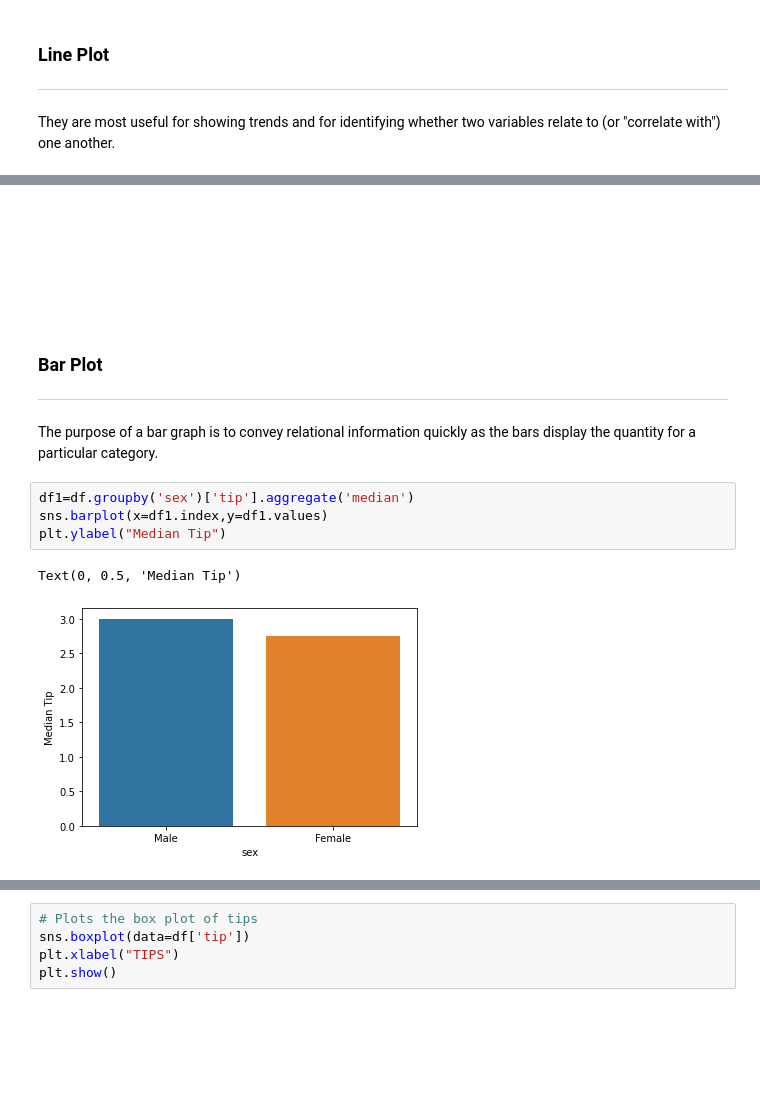
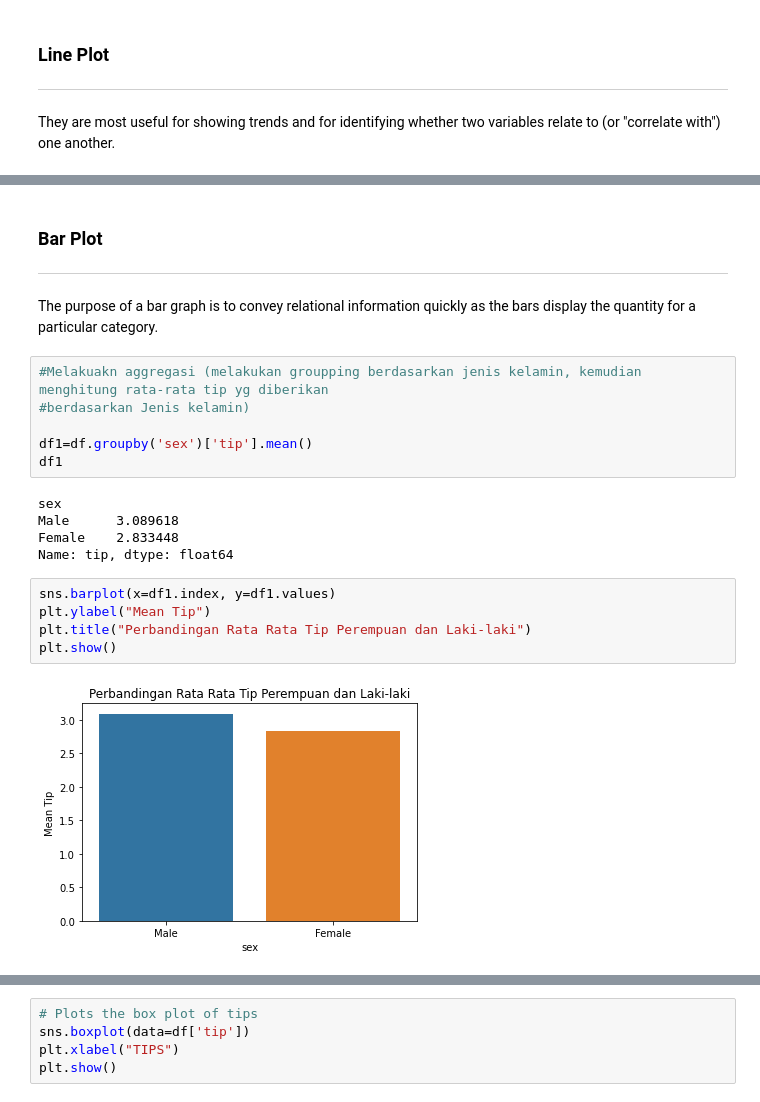
Before and after one commit to alien087/pembelajaran-python-AI, a Jupyter notebook: Module3_Section2_Lab1_Data_Visualization_in_Python_Using_Matplotlib_And_Seaborn.ipynb, the cells around one changed output, grey strips where cells are left out. Cells and saved outputs as stored; diff of their text form; blank space fills up the shorter version.

Commit message:
Update modul data Visualization

```diff
--- a/Module3_Section2_Lab1_Data_Visualization_in_Python_Using_Matplotlib_And_Seaborn.ipynb
+++ b/Module3_Section2_Lab1_Data_Visualization_in_Python_Using_Matplotlib_And_Seaborn.ipynb
@@ -186,15 +249,26 @@ plt.ylabel("Average Bill")
 Text(0, 0.5, 'Average Bill')
 [figure]
 # %% [markdown]
-<br><br><br><br><br><br>
+
 ### Bar Plot
 ***
 
 The purpose of a bar graph is to convey relational information quickly as the bars display the quantity for a particular category.
+# %%
+#Melakuakn aggregasi (melakukan groupping berdasarkan jenis kelamin, kemudian menghitung rata-rata tip yg diberikan
+#berdasarkan Jenis kelamin)
+
+df1=df.groupby('sex')['tip'].mean()
+df1
+# %% [output]
+sex
+Male      3.089618
+Female    2.833448
+Name: tip, dtype: float64
 # %%
-df1=df.groupby('sex')['tip'].aggregate('median')
-sns.barplot(x=df1.index,y=df1.values)
-plt.ylabel("Median Tip")
+sns.barplot(x=df1.index, y=df1.values)
+plt.ylabel("Mean Tip")
+plt.title("Perbandingan Rata Rata Tip Perempuan dan Laki-laki")
+plt.show()
 # %% [output]
-Text(0, 0.5, 'Median Tip')
-[figure, old version]
+[figure, new version]
```
Also changed, not shown: parts of 29 cells of this notebook.
